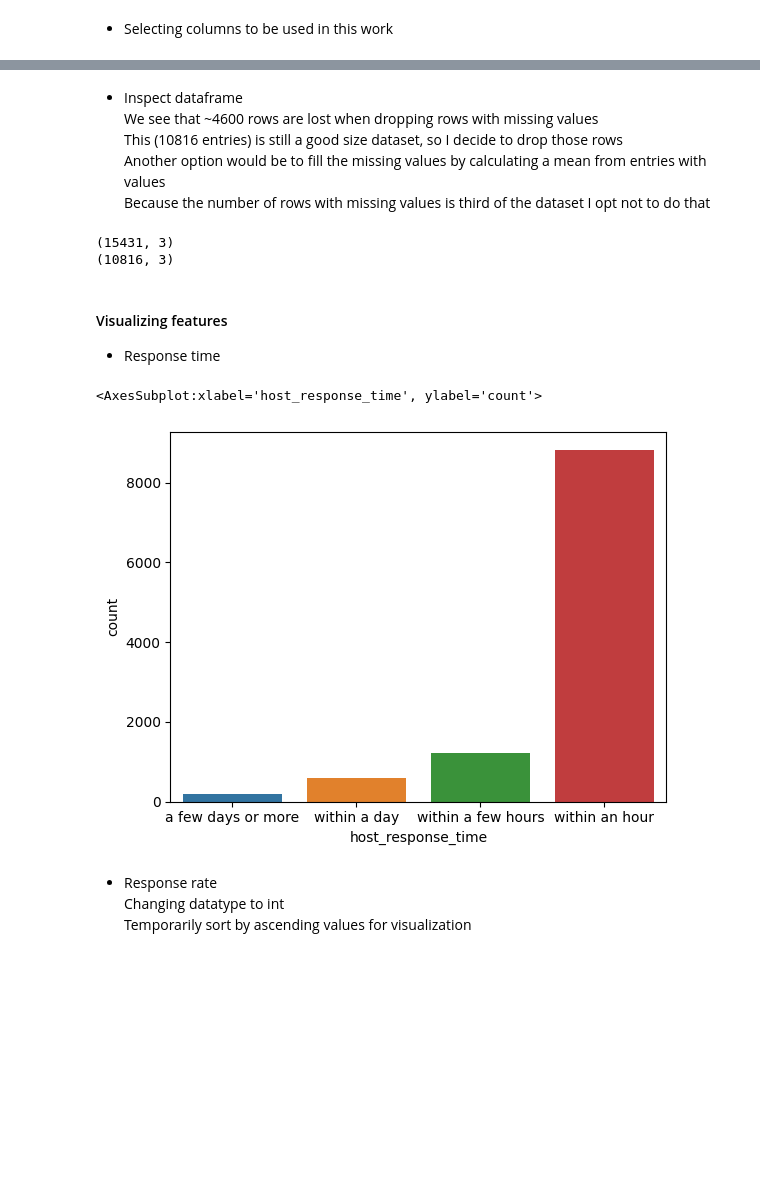
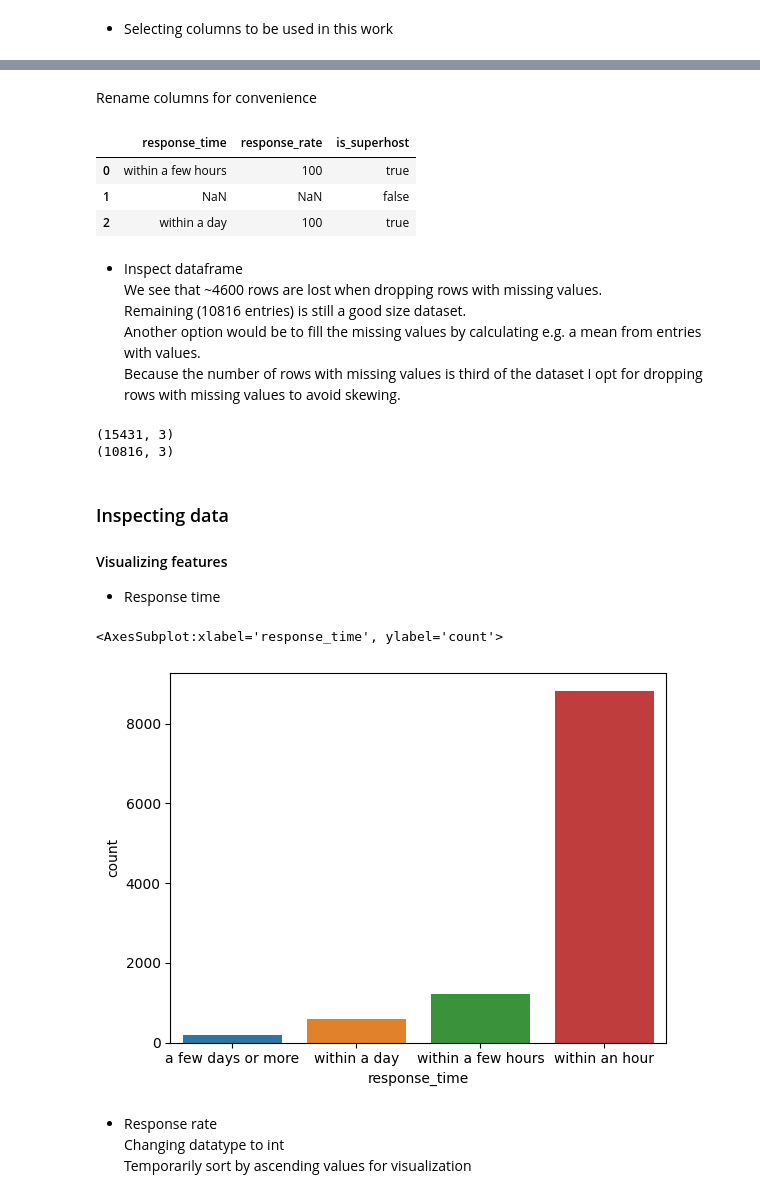
Before and after one commit to vesalukkarila/airbnb-data, a Jupyter notebook: airbnb.ipynb, the cells around one changed output, grey strips where cells are left out. Saved outputs shown, nothing was run; the diff lists cells and outputs as text; code cells hidden in the pictures; blank space fills up the shorter version.

```diff
--- a/airbnb.ipynb
+++ b/airbnb.ipynb
@@ -32,9 +46,20 @@ df.head()
+# %% [markdown]
+Rename columns for convenience
+# %%
+
+df.rename(columns={'host_is_superhost': 'is_superhost', 'host_response_rate': 'response_rate', 'host_response_time':'response_time'}, inplace=True)
+df.head(3)
+# %% [output]
+|  | response_time | response_rate | is_superhost |
+| 0 | within a few hours | 100 | true |
+| 1 | NaN | NaN | false |
+| 2 | within a day | 100 | true |
 # %% [markdown]
 - Inspect dataframe
-We see that ~4600 rows are lost when dropping rows with missing values
-This (10816 entries) is still a good size dataset, so I decide to drop those rows
-Another option would be to fill the missing values by calculating a mean from entries with values
-Because the number of rows with missing values is third of the dataset I opt not to do that
+We see that ~4600 rows are lost when dropping rows with missing values.
+Remaining (10816 entries) is still a good size dataset.
+Another option would be to fill the missing values by calculating e.g. a mean from entries with values.
+Because the number of rows with missing values is third of the dataset I opt for dropping rows with missing values to avoid skewing.
 # %%
 print(df.shape)
 df.dropna(inplace=True)
@@ -43,13 +68,14 @@ print(df.shape)
 (15431, 3)
 (10816, 3)
 # %% [markdown]
+### Inspecting data
 #### Visualizing features
 - Response time
 # %%
-sns.countplot(data=df.sort_values('host_response_time'), x='host_response_time', )
+sns.countplot(data=df.sort_values('response_time'), x='response_time', )
 # %% [output]
-<AxesSubplot:xlabel='host_response_time', ylabel='count'>
+<AxesSubplot:xlabel='response_time', ylabel='count'>
-[figure, old version]
+[figure, new version]
 # %% [markdown]
 - Response rate
 Changing datatype to int
```
Also changed, not shown: parts of 15 cells of this notebook.
